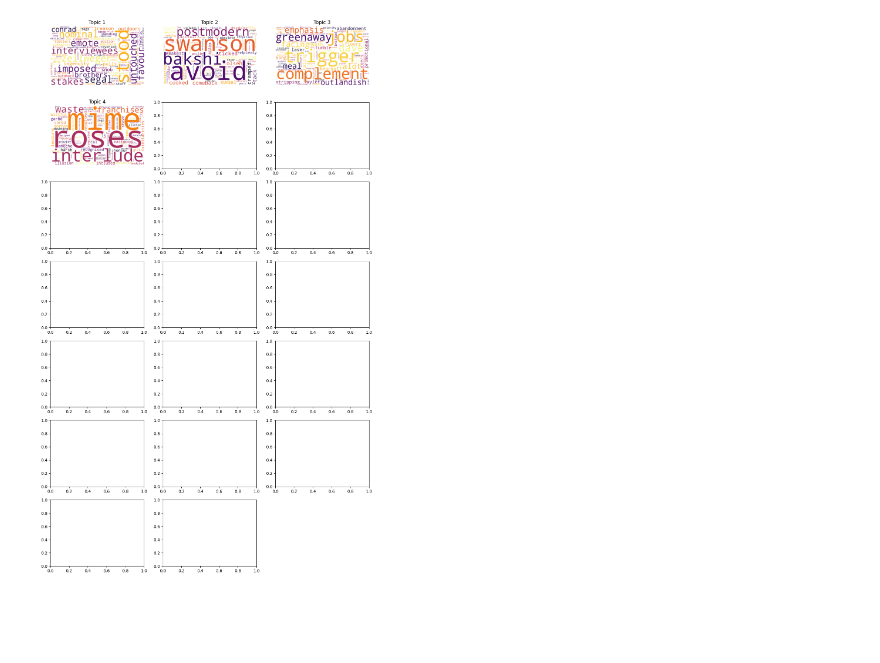
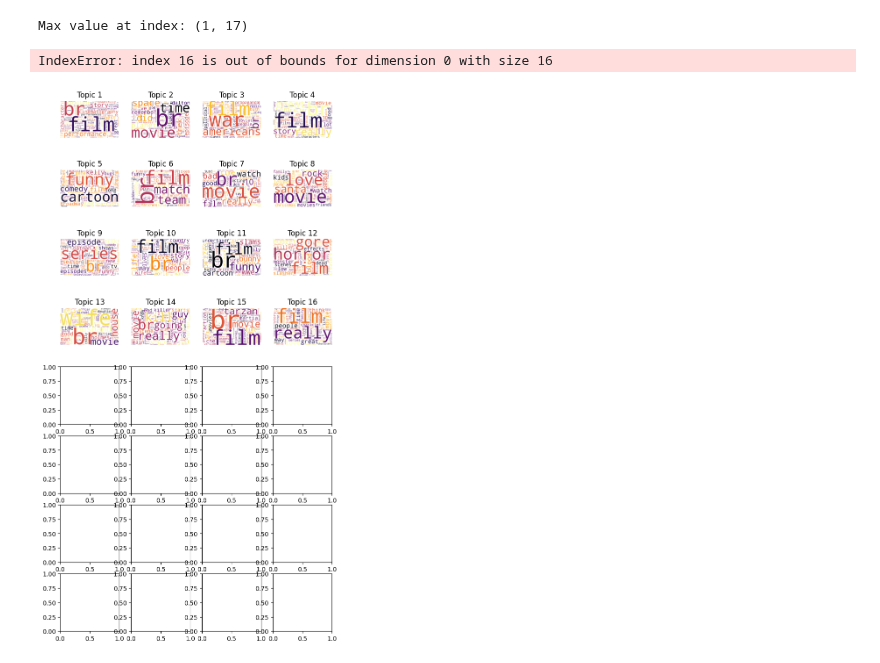
Before and after one commit to JensPars/MBML, a Jupyter notebook: lda_jens.ipynb, the cells around one changed output. Drawn from its saved outputs; the diff is of its cells as text; code cells hidden in the pictures; blank space fills up the shorter version.

Commit message:
hyper parameter search experiments and word backtracking

```diff
--- a/lda_jens.ipynb
+++ b/lda_jens.ipynb
@@ -219,19 +293,22 @@ from metrics import calculate_perplexity, calculate_topic_coherence, get_topics_
 from tmtoolkit.topicmod.evaluate import metric_coherence_gensim
 from gensim.corpora import Dictionary
 # clear parameters
-pyro.clear_param_store()
+
 
 import nltk
 
 metrics = []
 # Convert genre_onehot to a tensor
-num_topics_cand = [2, 4, 8, 16, 32]
+#num_topics_cand = [2, 4, 8, 16, 32]
+num_topics_cand = [16]
+num_epochs = 10
 # Update model initialization with number of genres
 perplexity_tensor = torch.empty((len(num_topics_cand), num_epochs), dtype=torch.float32)
 coherence_tensor = torch.empty((len(num_topics_cand), num_epochs), dtype=torch.float32)
 genre_accuracy_tensor = torch.empty((len(num_topics_cand), num_epochs), dtype=torch.float32)
 
 for j,num_topics in enumerate(num_topics_cand):
+    pyro.clear_param_store()
     metric = {}
     prodLDA = ProdLDA(
         vocab_size=train_docs.shape[1],
@@ -275,11 +352,10 @@ for j,num_topics in enumerate(num_topics_cand):
 
     )
 
-        # Calculate perplexity
+        # calculate perplexity
         perplexity = calculate_perplexity(prodLDA, test_docs.to(device))
-
-        # Print top words for each topic (for qualitative assessment)
-        perplexity_tensor[j, epoch] = perplexity
+        # store metrics
+        #perplexity_tensor[j, epoch] = perplexity
         coherence_tensor[j, epoch] = coher
         genre_accuracy_tensor[j, epoch] = accuracy
         bar.set_description(
@@ -289,6 +365,6 @@ for j,num_topics in enumerate(num_topics_cand):
         )
 
 # save metrics
-torch.save(perplexity_tensor, "perplexity_tensor.pt")
-torch.save(coherence_tensor, "coherence_tensor.pt")
-torch.save(genre_accuracy_tensor, "genre_accuracy_tensor.pt")
+# torch.save(perplexity_tensor, "metrics/perplexity_tensor.pt")
+# torch.save(coherence_tensor, "metrics/coherence_tensor.pt")
+# torch.save(genre_accuracy_tensor, "metrics/genre_accuracy_tensor.pt")
@@ -303,30 +501,38 @@ i
+# %%
+# get (i,j) of max value
+max_index = torch.argmax(accum)
+max_i, max_j = divmod(max_index.item(), accum.shape[1])
+print(f"Max value at index: ({max_i}, {max_j})")
+# %% [output]
+Max value at index: (1, 17)
 # %%
 def plot_word_cloud(b, ax, v, n):
     sorted_, indices = torch.sort(b, descending=True)
     df = pd.DataFrame(indices[:100].numpy(), columns=['index'])
     words = pd.merge(df, vocab[['index', 'word']],
                      how='left', on='index')['word'].values.tolist()
     #print(words)
     sizes = (sorted_[:100] * 1000).int().numpy().tolist()
     freqs = {words[i]: sizes[i] for i in range(len(words))}
     wc = WordCloud(background_color="white", width=800, height=500, colormap='inferno')
     #print(freqs)
     wc = wc.generate_from_frequencies(freqs)
     ax.set_title('Topic %d' % (n + 1))
     ax.imshow(wc, interpolation='bilinear')
     ax.axis("off")
 
 if not smoke_test:
     import matplotlib.pyplot as plt
     from wordcloud import WordCloud
 
     beta = prodLDA.beta()
-    fig, axs = plt.subplots(7, 3, figsize=(14, 24))
-    for n in range(beta.shape[0]):
-        i, j = divmod(n, 3)
-        plot_word_cloud(beta[n], axs[i, j], vocab, n)
+    fig, axs = plt.subplots(8, 4, figsize=(4*2, 8*2))
+    for n,ax in enumerate(axs.flat):
+        #i, j = divmod(n, 3)
+        plot_word_cloud(beta[n], ax, vocab, n)
     axs[-1, -1].axis('off');
 
-    plt.savefig('wordcloud.png', dpi=300, bbox_inches='tight')
+    plt.savefig('wordcloud.png', dpi=600, bbox_inches='tight')
 # %% [output]
+IndexError: index 16 is out of bounds for dimension 0 with size 16
-[figure, old version]
+[figure, new version]
```
Also changed, not shown: parts of 7 cells of this notebook.
